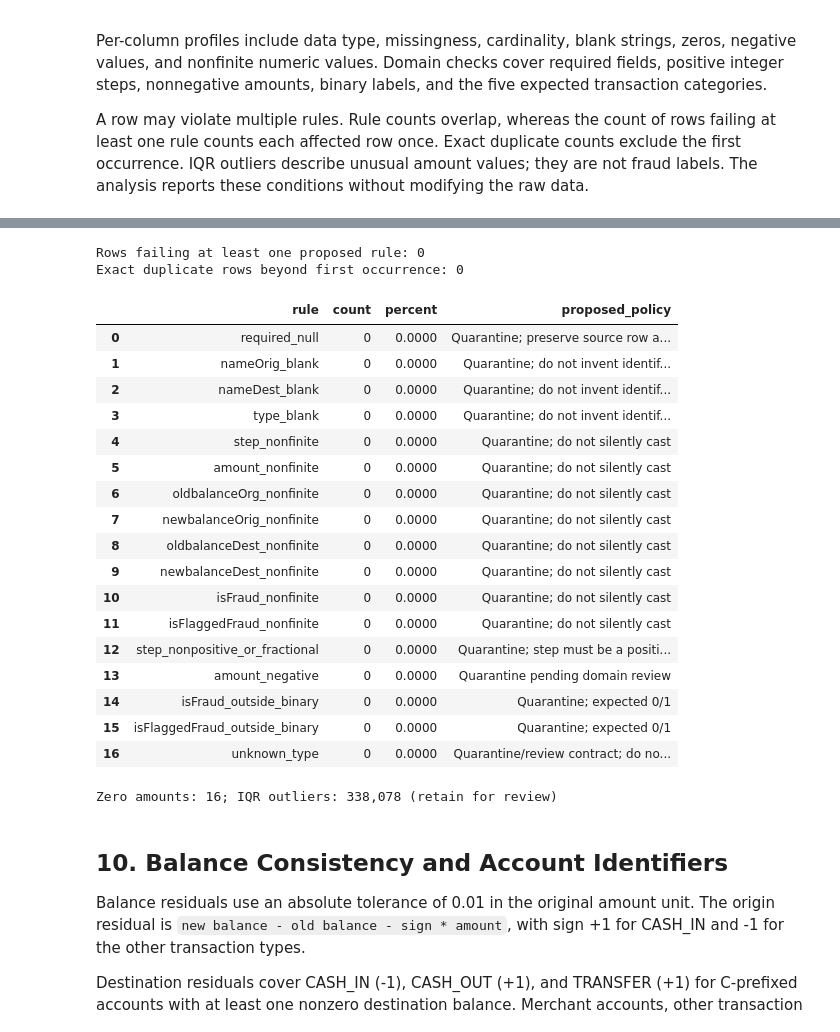
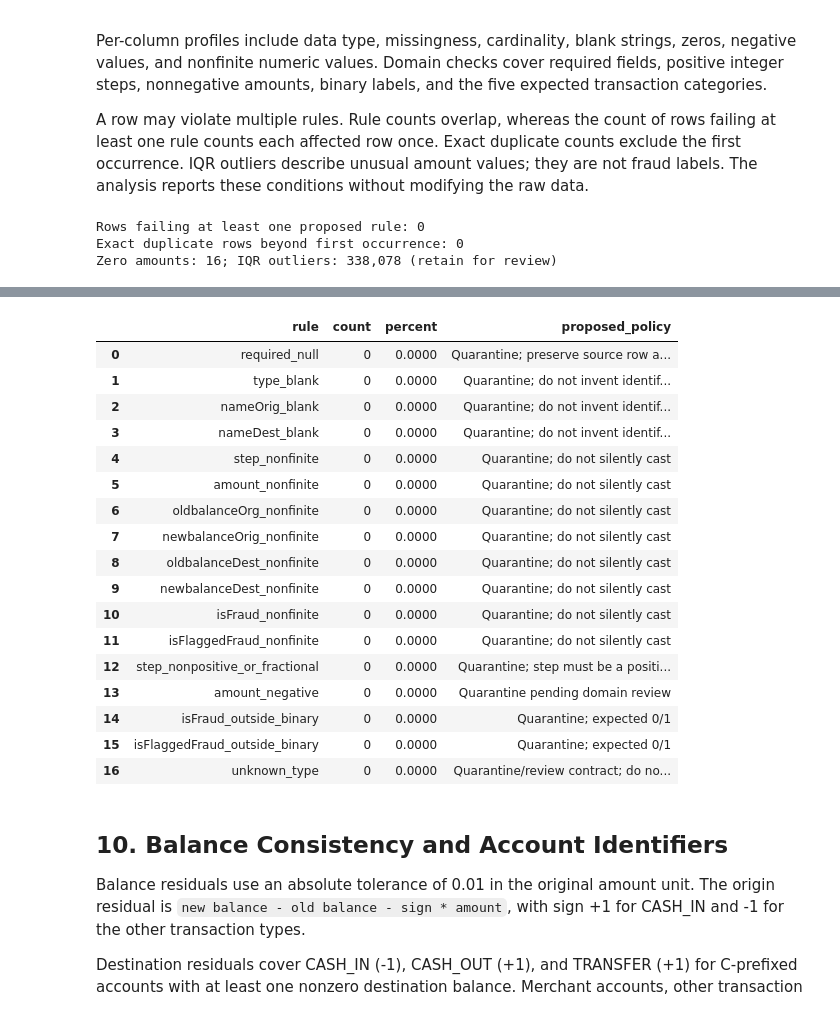
Before and after one commit to nguyengiavinh16/20261_Group2_BigDataStorage-Processing, a Jupyter notebook: notebooks/01_data_profiling.ipynb, the cells around one changed output, grey strips where cells are left out. Saved outputs shown, nothing was run; the diff lists cells and outputs as text; code cells hidden in the pictures.

Commit message:
add configs, data dictionary. Week 1 complete

```diff
--- a/notebooks/01_data_profiling.ipynb
+++ b/notebooks/01_data_profiling.ipynb
@@ -15,7 +15,18 @@ pd.set_option('display.max_columns', 20)
 pd.set_option('display.float_format', lambda x: f'{x:,.4f}')
 plt.style.use('default')
 plt.rcParams.update({'figure.figsize': (9, 5), 'axes.grid': True})
-RANDOM_STATE = 42
+import json
+
+PROJECT_ROOT = next((p for p in [Path.cwd(), *Path.cwd().parents]
+                     if (p / 'configs/data_profiling.json').is_file()), None)
+if PROJECT_ROOT is None:
+    raise FileNotFoundError('Project configuration not found: configs/data_profiling.json')
+CONFIG_PATH = PROJECT_ROOT / 'configs/data_profiling.json'
+CONFIG = json.loads(CONFIG_PATH.read_text(encoding='utf-8'))
+SCHEMA_PATH = PROJECT_ROOT / CONFIG['dataset']['schema_path']
+SCHEMA = json.loads(SCHEMA_PATH.read_text(encoding='utf-8'))
+RANDOM_STATE = CONFIG['visualization']['random_seed']
+plt.rcParams['figure.dpi'] = CONFIG['visualization']['figure_dpi']
 # %% [markdown]
 ## 1. Dataset Identity and Structure
 
@@ -241,8 +250,7 @@ Pearson correlation summarizes linear association among numeric fields. Account
 
 New balances and balance-derived differences may contain information recorded after the transaction. Their availability depends on the scoring time. The scatter plot uses a fixed random sample; the correlation matrix covers the complete dataset.
 # %%
-numeric_columns = ['step', 'amount', 'oldbalanceOrg', 'newbalanceOrig',
-                   'oldbalanceDest', 'newbalanceDest', 'isFraud', 'isFlaggedFraud']
+numeric_columns = [c['name'] for c in SCHEMA['columns'] if c['kind'] in ['integer', 'number']]
 corr = df[numeric_columns].corr()
 display(corr['isFraud'].sort_values(ascending=False).to_frame('correlation_with_fraud'))
 
@@ -256,7 +264,7 @@ plt.tight_layout()
 plt.show()
 
 # Sample only for visualization; all summary tables use the complete dataset.
-sample = df.sample(n=min(30_000, len(df)), random_state=RANDOM_STATE)
+sample = df.sample(n=min(CONFIG['visualization']['scatter_sample_rows'], len(df)), random_state=RANDOM_STATE)
 fig, ax = plt.subplots()
 for label, color in [(0, 'steelblue'), (1, 'tomato')]:
     subset = sample.loc[sample['isFraud'] == label]
@@ -312,13 +320,13 @@ A row may violate multiple rules. Rule counts overlap, whereas the count of rows
 column_profile = quality.copy()
 column_profile['unique_count'] = df.nunique(dropna=True)
 column_profile['blank_count'] = 0
-for c in ['nameOrig', 'nameDest', 'type']:
+for c in SCHEMA['domain_checks']['blank_string_columns']:
     column_profile.loc[c, 'blank_count'] = int(df[c].astype('string').str.strip().eq('').sum())
 column_profile['zero_count'] = pd.Series({c: int(df[c].eq(0).sum()) for c in numeric_columns})
 column_profile['negative_count'] = pd.Series({c: int(df[c].lt(0).sum()) for c in numeric_columns})
 column_profile['nonfinite_count'] = pd.Series({c: int((df[c].notna() & ~np.isfinite(df[c])).sum()) for c in numeric_columns})
 display(column_profile)
-numeric_summary = df[numeric_columns].describe(percentiles=[.01, .25, .5, .75, .95, .99, .999]).T
+numeric_summary = df[numeric_columns].describe(percentiles=CONFIG['profiling']['numeric_percentiles']).T
 display(numeric_summary)
 duplicate_rows = int(df.duplicated().sum())
 invalid_any = np.zeros(len(df), dtype=bool)
@@ -331,53 +339,54 @@ def add_rule(name, mask, policy):
                   'percent': float(values.mean() * 100), 'proposed_policy': policy})
 
 add_rule('required_null', df.isna().any(axis=1), 'Quarantine; preserve source row and reasons')
-for c in ['nameOrig', 'nameDest', 'type']:
+for c in SCHEMA['domain_checks']['blank_string_columns']:
     add_rule(f'{c}_blank', df[c].astype('string').str.strip().eq(''), 'Quarantine; do not invent identifiers/categories')
 for c in numeric_columns:
     add_rule(f'{c}_nonfinite', df[c].notna() & ~np.isfinite(df[c]), 'Quarantine; do not silently cast')
-add_rule('step_nonpositive_or_fractional', df.step.le(0) | df.step.mod(1).ne(0), 'Quarantine; step must be a positive integer')
-add_rule('amount_negative', df.amount.lt(0), 'Quarantine pending domain review')
-for c in ['isFraud', 'isFlaggedFraud']:
-    add_rule(f'{c}_outside_binary', df[c].notna() & ~df[c].isin([0, 1]), 'Quarantine; expected 0/1')
-add_rule('unknown_type', df.type.notna() & ~df.type.isin(['CASH_IN', 'CASH_OUT', 'DEBIT', 'PAYMENT', 'TRANSFER']),
+add_rule('step_nonpositive_or_fractional', df.step.lt(SCHEMA['domain_checks']['step_minimum']) | df.step.mod(1).ne(0), 'Quarantine; step must be a positive integer')
+add_rule('amount_negative', df.amount.lt(SCHEMA['domain_checks']['amount_minimum']), 'Quarantine pending domain review')
+for c in SCHEMA['domain_checks']['label_values']:
+    add_rule(f'{c}_outside_binary', df[c].notna() & ~df[c].isin(SCHEMA['domain_checks']['label_values'][c]), 'Quarantine; expected 0/1')
+add_rule('unknown_type', df.type.notna() & ~df.type.isin(SCHEMA['domain_checks']['transaction_types']),
          'Quarantine/review contract; do not drop silently')
 rule_summary = pd.DataFrame(rules)
 print(f'Rows failing at least one proposed rule: {invalid_any.sum():,}')
 print(f'Exact duplicate rows beyond first occurrence: {duplicate_rows:,}')
 display(rule_summary)
 q1, q3 = df.amount.quantile([.25, .75])
 iqr = q3 - q1
-amount_outliers = int((df.amount.lt(q1 - 1.5 * iqr) | df.amount.gt(q3 + 1.5 * iqr)).sum())
+amount_outliers = int((df.amount.lt(q1 - CONFIG['profiling']['iqr_multiplier'] * iqr) | df.amount.gt(q3 + CONFIG['profiling']['iqr_multiplier'] * iqr)).sum())
 print(f'Zero amounts: {df.amount.eq(0).sum():,}; IQR outliers: {amount_outliers:,} (retain for review)')
 # %% [output]
+Rows failing at least one proposed rule: 0
+Exact duplicate rows beyond first occurrence: 0
+Zero amounts: 16; IQR outliers: 338,078 (retain for review)
 |  | dtype | missing_count | missing_percent | unique_count | blank_count | zero_count | negative_count | ... |
 | step | int64 | 0 | 0.0000 | 743 | 0 | 0.0000 | 0.0000 | ... |
 | type | category | 0 | 0.0000 | 5 | 0 | NaN | NaN | ... |
 | amount | float64 | 0 | 0.0000 | 5316900 | 0 | 16.0000 | 0.0000 | ... |
 | nameOrig | string | 0 | 0.0000 | 6353307 | 0 | NaN | NaN | ... |
 | oldbalanceOrg | float64 | 0 | 0.0000 | 1845844 | 0 | 2,102,449.0000 | 0.0000 | ... |
 | newbalanceOrig | float64 | 0 | 0.0000 | 2682586 | 0 | 3,609,566.0000 | 0.0000 | ... |
 | nameDest | string | 0 | 0.0000 | 2722362 | 0 | NaN | NaN | ... |
 | oldbalanceDest | float64 | 0 | 0.0000 | 3614697 | 0 | 2,704,388.0000 | 0.0000 | ... |
 | newbalanceDest | float64 | 0 | 0.0000 | 3555499 | 0 | 2,439,433.0000 | 0.0000 | ... |
 | isFraud | int64 | 0 | 0.0000 | 2 | 0 | 6,354,407.0000 | 0.0000 | ... |
 | isFlaggedFraud | int64 | 0 | 0.0000 | 2 | 0 | 6,362,604.0000 | 0.0000 | ... |
 |  | count | mean | std | min | 1% | 25% | 50% | 75% | 95% | 99% | 99.9% | ... |
 | step | 6,362,620.0000 | 243.3972 | 142.3320 | 1.0000 | 9.0000 | 156.0000 | 239.0000 | 335.0000 | 490.0000 | 681.0000 | 710.0000 | ... |
 | amount | 6,362,620.0000 | 179,861.9035 | 603,858.2315 | 0.0000 | 449.4676 | 13,389.5700 | 74,871.9400 | 208,721.4775 | 518,634.1965 | 1,615,979.4716 | 8,956,797.6770 | ... |
 | oldbalanceOrg | 6,362,620.0000 | 833,883.1041 | 2,888,242.6730 | 0.0000 | 0.0000 | 0.0000 | 14,208.0000 | 107,315.1750 | 5,823,702.2785 | 16,027,256.1337 | 26,825,930.2048 | ... |
 | newbalanceOrig | 6,362,620.0000 | 855,113.6686 | 2,924,048.5030 | 0.0000 | 0.0000 | 0.0000 | 0.0000 | 144,258.4100 | 5,980,262.3365 | 16,176,160.5580 | 26,971,658.9303 | ... |
 | oldbalanceDest | 6,362,620.0000 | 1,100,701.6665 | 3,399,180.1130 | 0.0000 | 0.0000 | 0.0000 | 132,705.6650 | 943,036.7075 | 5,147,229.7135 | 12,371,819.1548 | 34,392,786.7880 | ... |
 | newbalanceDest | 6,362,620.0000 | 1,224,996.3982 | 3,674,128.9421 | 0.0000 | 0.0000 | 0.0000 | 214,661.4400 | 1,111,909.2500 | 5,515,715.9035 | 13,137,866.9410 | 39,531,571.9674 | ... |
 | isFraud | 6,362,620.0000 | 0.0013 | 0.0359 | 0.0000 | 0.0000 | 0.0000 | 0.0000 | 0.0000 | 0.0000 | 0.0000 | 1.0000 | ... |
 | isFlaggedFraud | 6,362,620.0000 | 0.0000 | 0.0016 | 0.0000 | 0.0000 | 0.0000 | 0.0000 | 0.0000 | 0.0000 | 0.0000 | 0.0000 | ... |
-Rows failing at least one proposed rule: 0
-Exact duplicate rows beyond first occurrence: 0
 |  | rule | count | percent | proposed_policy |
 | 0 | required_null | 0 | 0.0000 | Quarantine; preserve source row a... |
-| 1 | nameOrig_blank | 0 | 0.0000 | Quarantine; do not invent identif... |
-| 2 | nameDest_blank | 0 | 0.0000 | Quarantine; do not invent identif... |
-| 3 | type_blank | 0 | 0.0000 | Quarantine; do not invent identif... |
+| 1 | type_blank | 0 | 0.0000 | Quarantine; do not invent identif... |
+| 2 | nameOrig_blank | 0 | 0.0000 | Quarantine; do not invent identif... |
+| 3 | nameDest_blank | 0 | 0.0000 | Quarantine; do not invent identif... |
 | 4 | step_nonfinite | 0 | 0.0000 | Quarantine; do not silently cast |
 | 5 | amount_nonfinite | 0 | 0.0000 | Quarantine; do not silently cast |
 | 6 | oldbalanceOrg_nonfinite | 0 | 0.0000 | Quarantine; do not silently cast |
@@ -391,7 +400,6 @@ Exact duplicate rows beyond first occurrence: 0
 | 14 | isFraud_outside_binary | 0 | 0.0000 | Quarantine; expected 0/1 |
 | 15 | isFlaggedFraud_outside_binary | 0 | 0.0000 | Quarantine; expected 0/1 |
 | 16 | unknown_type | 0 | 0.0000 | Quarantine/review contract; do no... |
-Zero amounts: 16; IQR outliers: 338,078 (retain for review)
 # %% [markdown]
 ## 10. Balance Consistency and Account Identifiers
 
```
Also changed, not shown: parts of 13 cells of this notebook, 11 other files.
